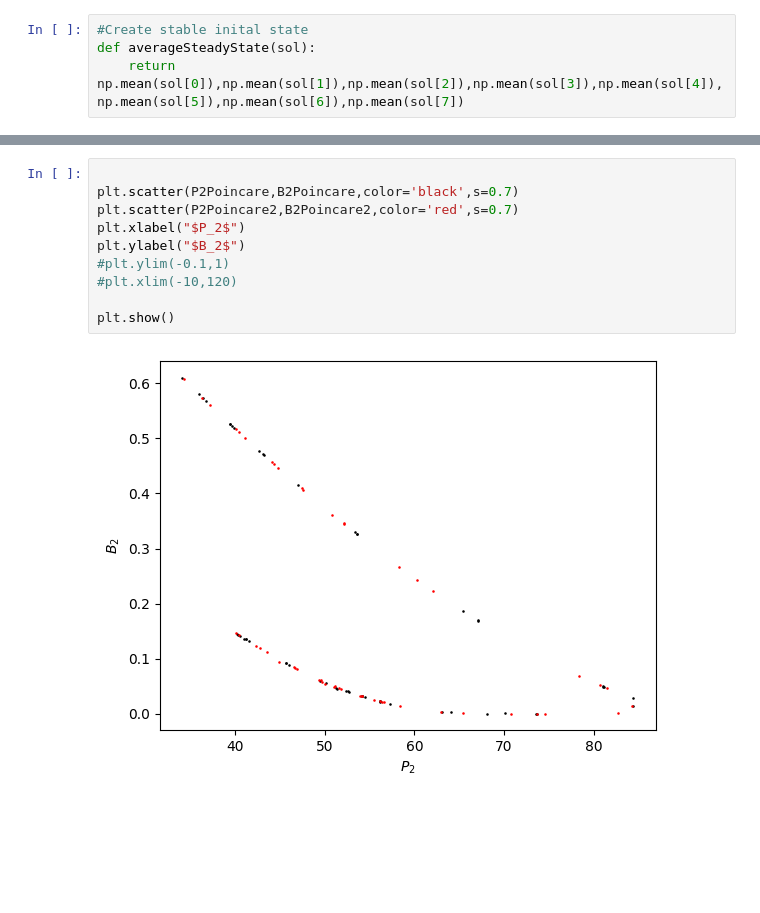
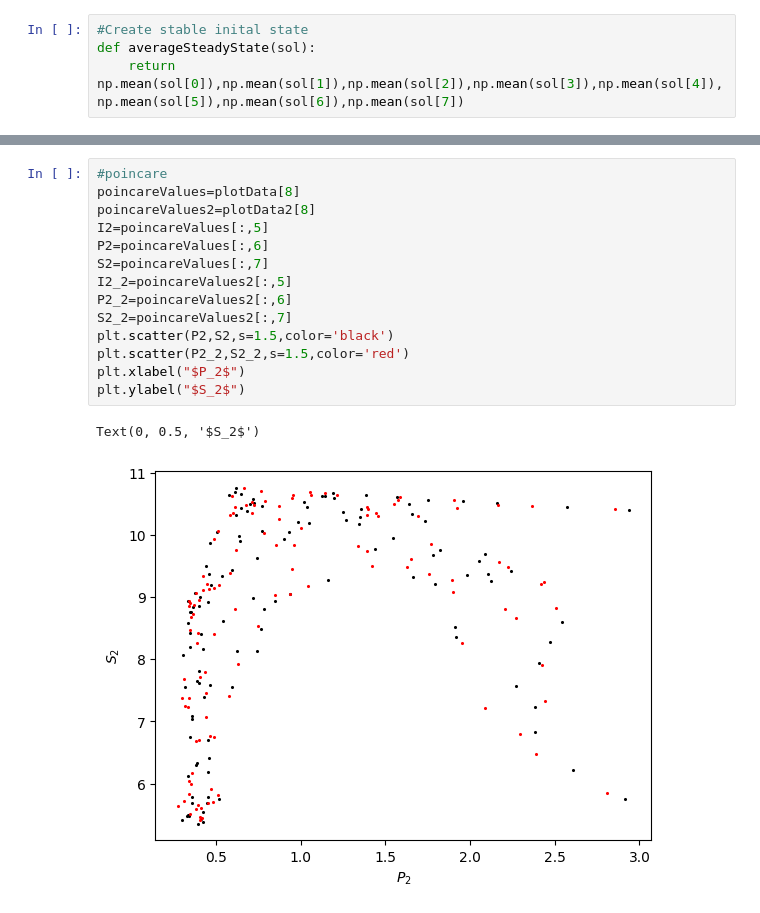
Before and after one commit to FredRobs/Bacteria-and-Viruses, a Jupyter notebook: cascadedSystem.ipynb, the cells around one changed output, grey strips where cells are left out. Cells and saved outputs as stored; diff of their text form; blank space fills up the shorter version.

```diff
--- a/cascadedSystem.ipynb
+++ b/cascadedSystem.ipynb
@@ -94,12 +78,17 @@ for i in range(len(plotData[4])):
-# %%
-
-plt.scatter(P2Poincare,B2Poincare,color='black',s=0.7)
-plt.scatter(P2Poincare2,B2Poincare2,color='red',s=0.7)
-plt.xlabel("$P_2$")
-plt.ylabel("$B_2$")
-#plt.ylim(-0.1,1)
-#plt.xlim(-10,120)
-
-plt.show()
-# %% [output]
-[figure, removed]
+# %%
+#poincare
+poincareValues=plotData[8]
+poincareValues2=plotData2[8]
+I2=poincareValues[:,5]
+P2=poincareValues[:,6]
+S2=poincareValues[:,7]
+I2_2=poincareValues2[:,5]
+P2_2=poincareValues2[:,6]
+S2_2=poincareValues2[:,7]
+plt.scatter(P2,S2,s=1.5,color='black')
+plt.scatter(P2_2,S2_2,s=1.5,color='red')
+plt.xlabel("$P_2$")
+plt.ylabel("$S_2$")
+# %% [output]
+Text(0, 0.5, '$S_2$')
+[figure, added]
```
Also changed, not shown: parts of 9 cells of this notebook, 1 other file.
